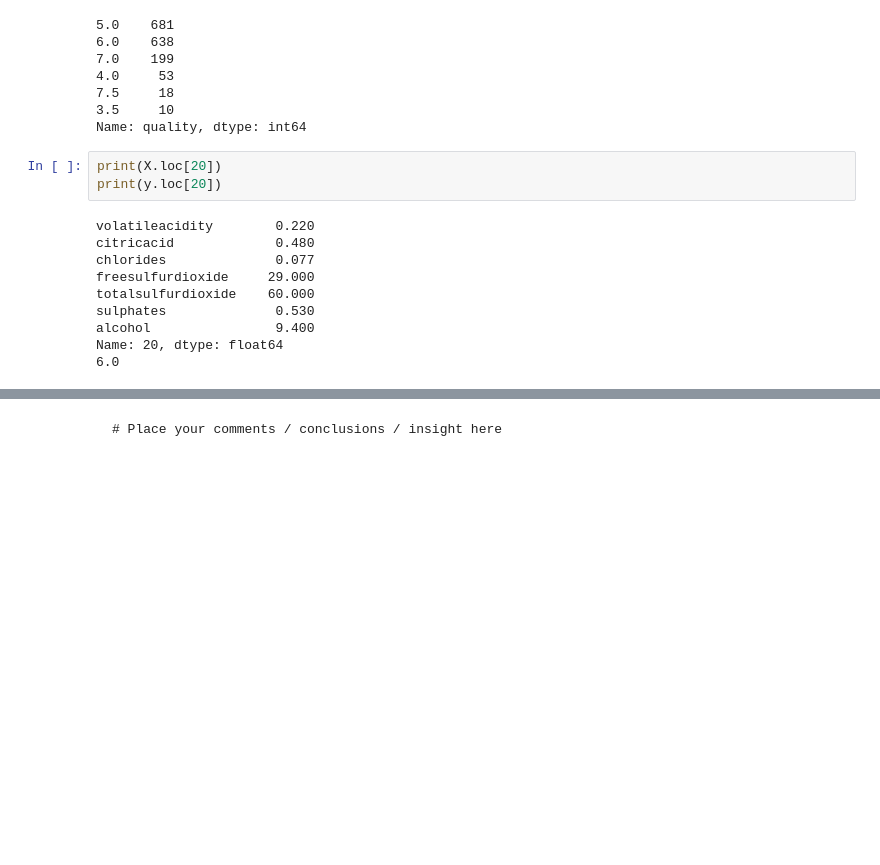
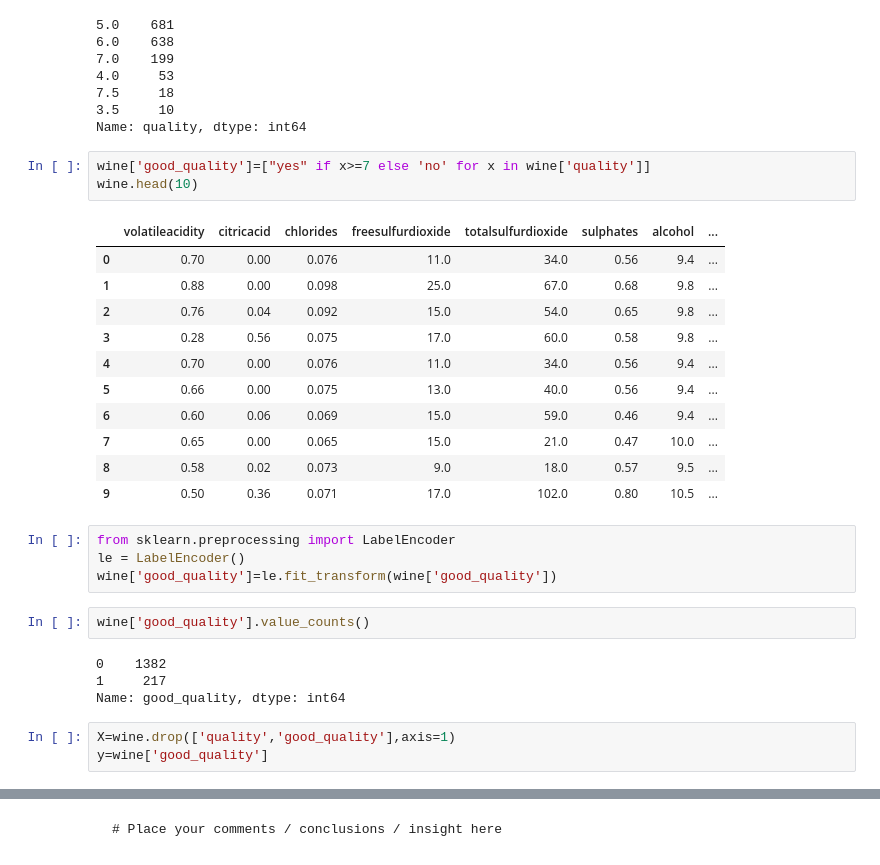
Before and after one commit to yannick1203/AIS_Group2, a Jupyter notebook: Assignment1/Code/PartA/Assignment1_PART_A.ipynb, the cells around one changed output, grey strips where cells are left out. Drawn from its saved outputs; the diff is of its cells as text; blank space fills up the shorter version.

```diff
--- a/Assignment1/Code/PartA/Assignment1_PART_A.ipynb
+++ b/Assignment1/Code/PartA/Assignment1_PART_A.ipynb
@@ -280,19 +280,34 @@ wine['quality'].value_counts()
 7.5     18
 3.5     10
 Name: quality, dtype: int64
-# %%
-print(X.loc[20])
-print(y.loc[20])
-# %% [output]
-volatileacidity        0.220
-citricacid             0.480
-chlorides              0.077
-freesulfurdioxide     29.000
-totalsulfurdioxide    60.000
-sulphates              0.530
-alcohol                9.400
-Name: 20, dtype: float64
-6.0
+# %%
+wine['good_quality']=["yes" if x>=7 else 'no' for x in wine['quality']]
+wine.head(10)
+# %% [output]
+|  | volatileacidity | citricacid | chlorides | freesulfurdioxide | totalsulfurdioxide | sulphates | alcohol | ... |
+| 0 | 0.70 | 0.00 | 0.076 | 11.0 | 34.0 | 0.56 | 9.4 | ... |
+| 1 | 0.88 | 0.00 | 0.098 | 25.0 | 67.0 | 0.68 | 9.8 | ... |
+| 2 | 0.76 | 0.04 | 0.092 | 15.0 | 54.0 | 0.65 | 9.8 | ... |
+| 3 | 0.28 | 0.56 | 0.075 | 17.0 | 60.0 | 0.58 | 9.8 | ... |
+| 4 | 0.70 | 0.00 | 0.076 | 11.0 | 34.0 | 0.56 | 9.4 | ... |
+| 5 | 0.66 | 0.00 | 0.075 | 13.0 | 40.0 | 0.56 | 9.4 | ... |
+| 6 | 0.60 | 0.06 | 0.069 | 15.0 | 59.0 | 0.46 | 9.4 | ... |
+| 7 | 0.65 | 0.00 | 0.065 | 15.0 | 21.0 | 0.47 | 10.0 | ... |
+| 8 | 0.58 | 0.02 | 0.073 | 9.0 | 18.0 | 0.57 | 9.5 | ... |
+| 9 | 0.50 | 0.36 | 0.071 | 17.0 | 102.0 | 0.80 | 10.5 | ... |
+# %%
+from sklearn.preprocessing import LabelEncoder
+le = LabelEncoder()
+wine['good_quality']=le.fit_transform(wine['good_quality'])
+# %%
+wine['good_quality'].value_counts()
+# %% [output]
+0    1382
+1     217
+Name: good_quality, dtype: int64
+# %%
+X=wine.drop(['quality','good_quality'],axis=1)
+y=wine['good_quality']
 # %%
 from sklearn import model_selection
 
```
Also changed, not shown: parts of 7 cells of this notebook.
